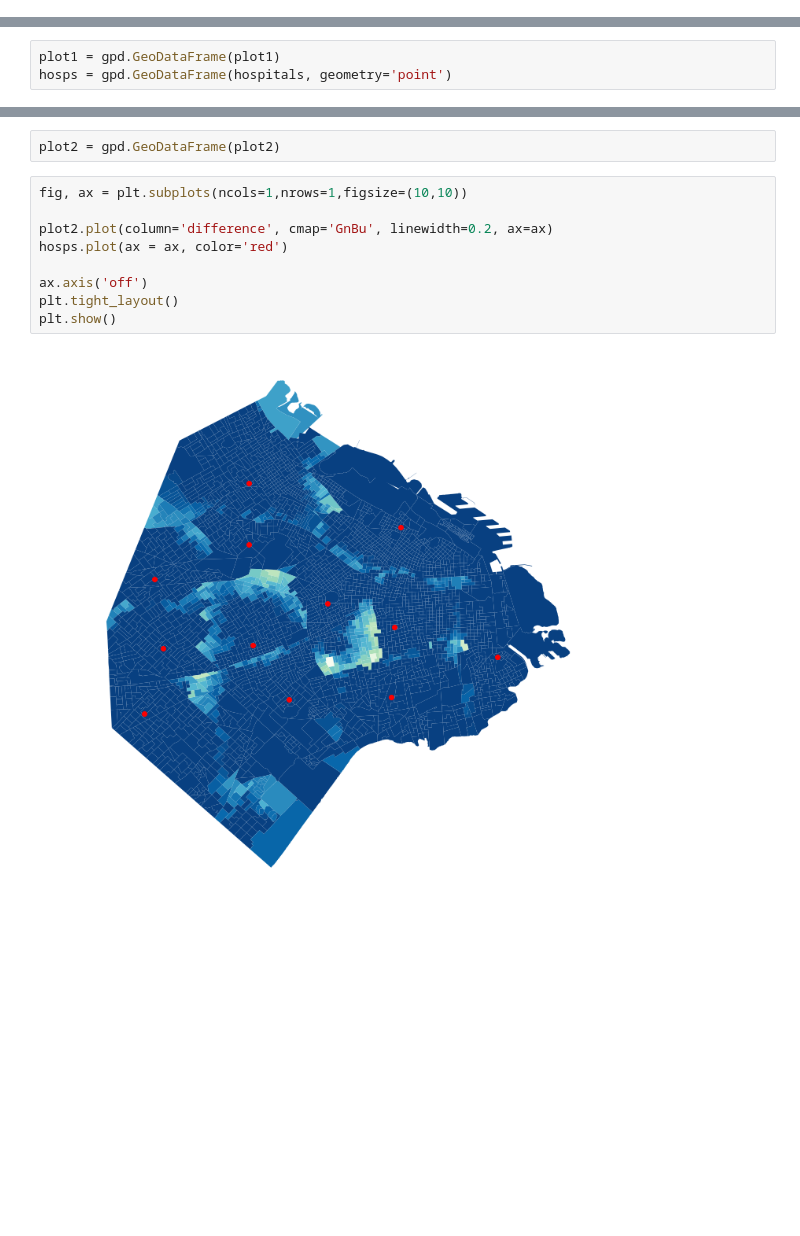
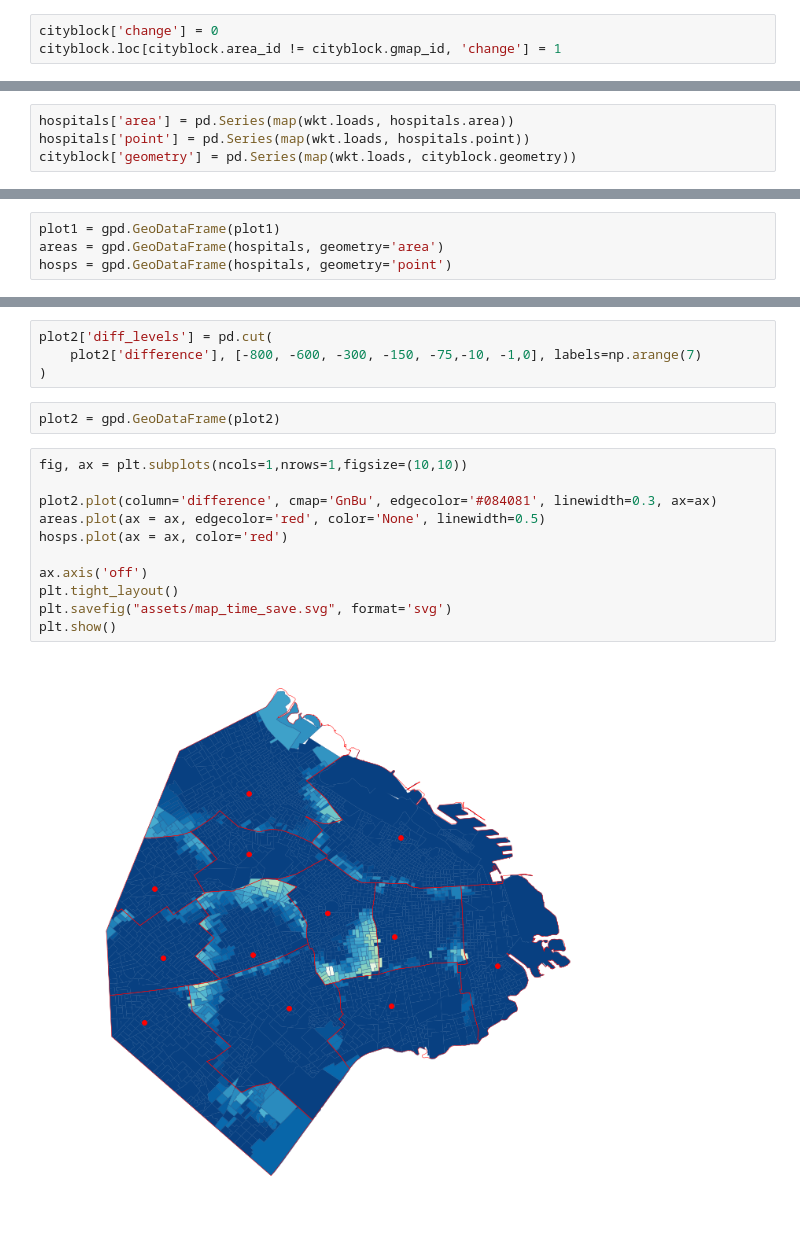
Before and after one commit to awoziji/ambulance-response-time, a Jupyter notebook: main_analysis.ipynb, the cells around one changed output, grey strips where cells are left out. Cells and saved outputs as stored; diff of their text form; blank space fills up the shorter version.

Commit message:
Creates plots, fits model for changing blocks and tidies up the directory

```diff
--- a/core_Analysis.ipynb
+++ b/main_analysis.ipynb
@@ -171,4 +174,7 @@ cityblock.to_csv('data/maindata.csv', index=False)
 # %%
 cityblock['strata'] = cityblock.area_distance.apply(lambda x: int(x))
+# %%
+cityblock['change'] = 0
+cityblock.loc[cityblock.area_id != cityblock.gmap_id, 'change'] = 1
 # %%
 left = pd.melt(cityblock,
@@ -196,6 +202,10 @@ data['under'] = data.time.apply(lambda x: 1 if x < 600 else 0)
 data.to_csv('data/time_by_strategy.csv', index=False)
 # %% [markdown]
 # Fourth section: visualizations
+# %%
+hospitals['area'] = pd.Series(map(wkt.loads, hospitals.area))
+hospitals['point'] = pd.Series(map(wkt.loads, hospitals.point))
+cityblock['geometry'] = pd.Series(map(wkt.loads, cityblock.geometry))
 # %%
 plot1 = cityblock.loc[:, ['id','geometry']]
 # %%
@@ -208,6 +218,7 @@ plot1['gmap_levels'] = pd.cut(
 )
 # %%
 plot1 = gpd.GeoDataFrame(plot1)
+areas = gpd.GeoDataFrame(hospitals, geometry='area')
 hosps = gpd.GeoDataFrame(hospitals, geometry='point')
 # %%
 fig, (ax1, ax2) = plt.subplots(ncols=2,nrows=1,figsize=(20,10))
@@ -227,16 +239,22 @@ plt.show()
 plot2 = cityblock.loc[:, ['id','geometry']]
 # %%
 plot2['difference'] = cityblock.gmap_time - cityblock.area_time
+# %%
+plot2['diff_levels'] = pd.cut(
+    plot2['difference'], [-800, -600, -300, -150, -75,-10, -1,0], labels=np.arange(7)
+)
 # %%
 plot2 = gpd.GeoDataFrame(plot2)
 # %%
 fig, ax = plt.subplots(ncols=1,nrows=1,figsize=(10,10))
 
-plot2.plot(column='difference', cmap='GnBu', linewidth=0.2, ax=ax)
+plot2.plot(column='difference', cmap='GnBu', edgecolor='#084081', linewidth=0.3, ax=ax)
+areas.plot(ax = ax, edgecolor='red', color='None', linewidth=0.5)
 hosps.plot(ax = ax, color='red')
 
 ax.axis('off')
 plt.tight_layout()
+plt.savefig("assets/map_time_save.svg", format='svg')
 plt.show()
 # %% [output]
-[figure, old version]
+[figure, new version]
```
Also changed, not shown: parts of 4 cells of this notebook, 6 other files.
